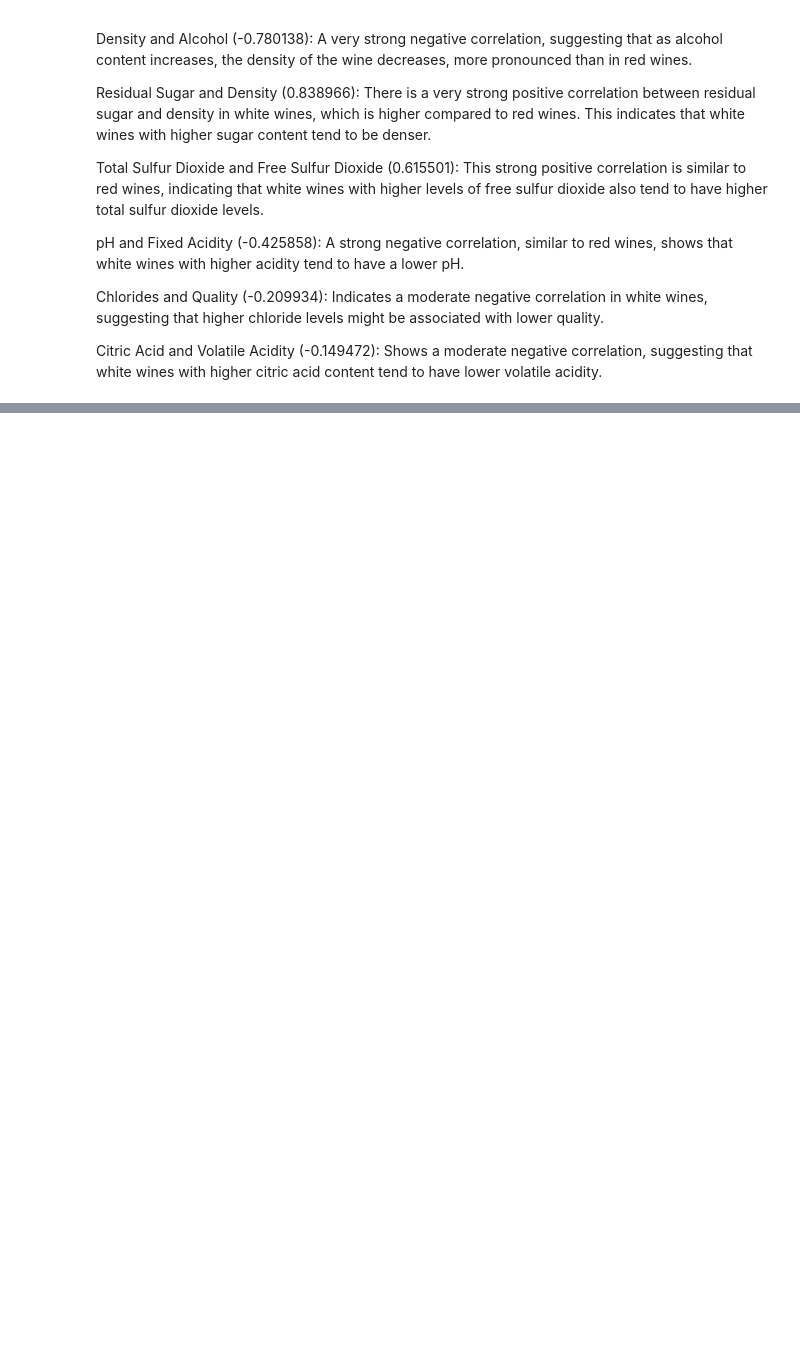
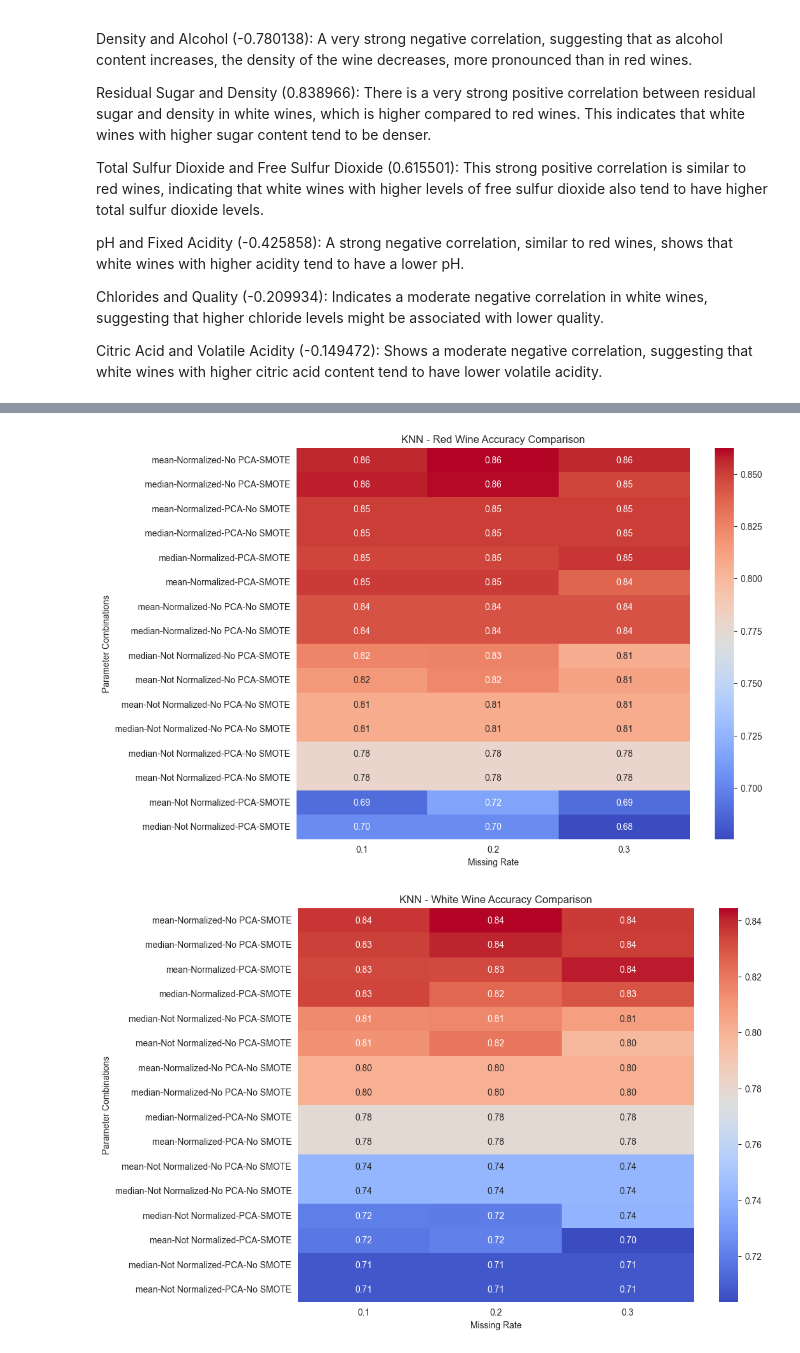
Before and after one commit to karolkadlubowski/MLWineClassifierComparision, a Jupyter notebook: notebooks/wine_notebook.ipynb, the cells around one changed output, grey strips where cells are left out. Cells and saved outputs as stored; diff of their text form; code cells hidden in the pictures; blank space fills up the shorter version.

```diff
--- a/notebooks/wine_notebook.ipynb
+++ b/notebooks/wine_notebook.ipynb
@@ -524,0 +429,9 @@ Red Wine - Missing: 0.1, Impute: median, Normalize: True, Reduce: True
+# %%
+# Decision Tree
+results_red_knn, results_white_knn = run_experiments_for_model('knn')
+# %%
+create_visualization_from_results(results_red_knn,"KNN")
+create_visualization_from_results(results_white_knn,"KNN")
+# %% [output]
+[figure, added]
+[figure, added]
```
Also changed, not shown: parts of 20 cells of this notebook.
